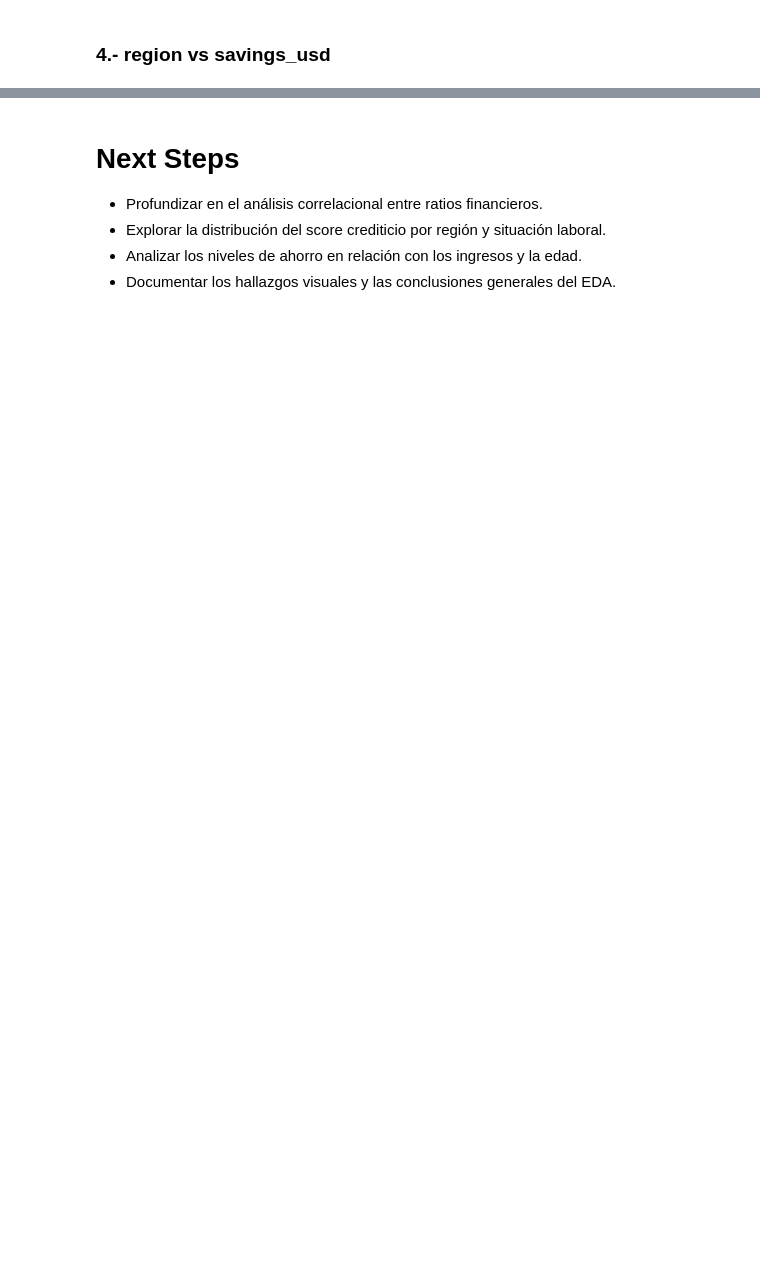
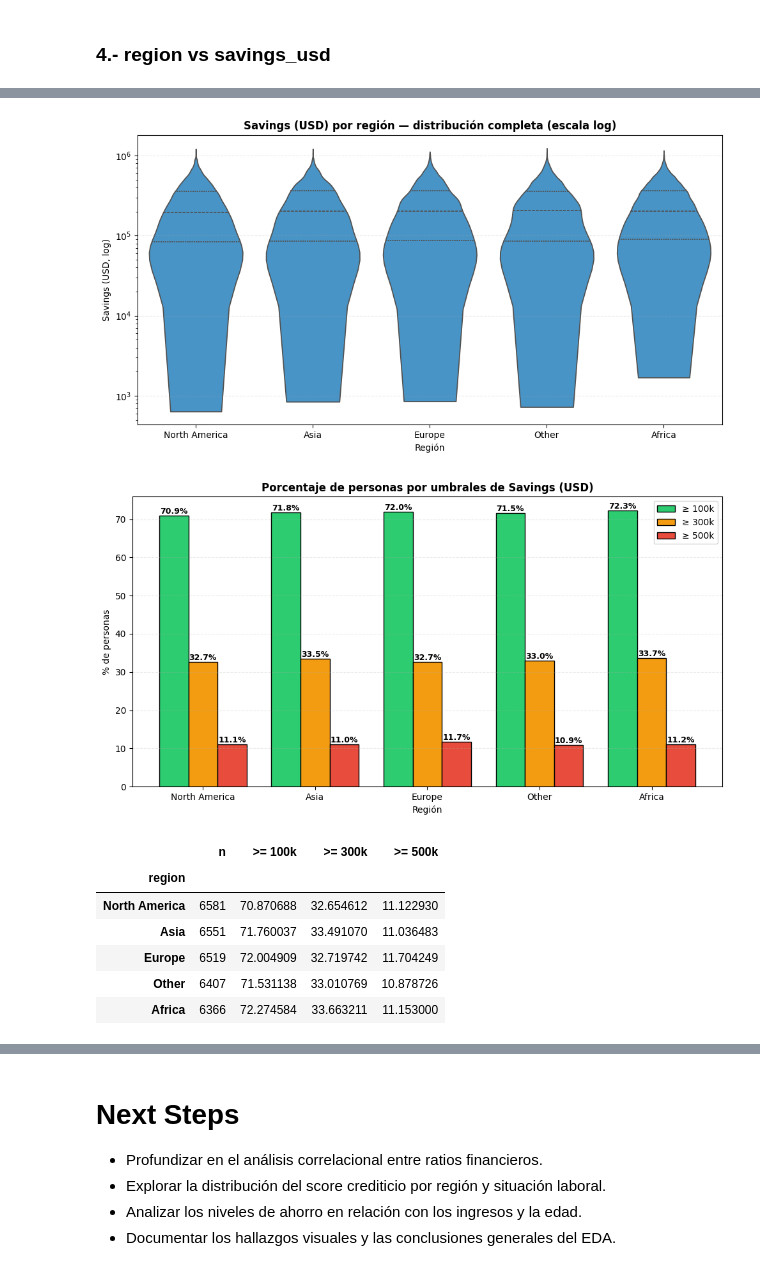
Before and after one commit to RogerFernando98/Big-4-Financial-Risk-Insights-2020-2025-, a Jupyter notebook: notebooks/3_eda.ipynb, the cells around one changed output, grey strips where cells are left out. Saved outputs shown, nothing was run; the diff lists cells and outputs as text; code cells hidden in the pictures; blank space fills up the shorter version.

```diff
--- a/notebooks/3_eda.ipynb
+++ b/notebooks/3_eda.ipynb
@@ -1258,2 +1472,79 @@ stats
 # %%
-# gráfico
+# Preparación de datos
+# ---------------------------
+cols = ["region", "savings_usd"]
+df_sav = (df[cols]
+          .rename(columns={"savings_usd":"SAV"})
+          .replace([np.inf, -np.inf], np.nan)
+          .dropna()
+          .copy())
+
+# Orden de regiones por tamaño (o fija el tuyo)
+orden = df_sav["region"].value_counts().index.tolist()
+df_sav["region"] = pd.Categorical(df_sav["region"], categories=orden, ordered=True)
+
+# ---------------------------
+# A) Violin plot (log Y) con cuartiles
+# ---------------------------
+plt.figure(figsize=(10,5.5))
+ax = sns.violinplot(
+    data=df_sav, x="region", y="SAV",
+    order=orden, inner="quartile", cut=0,
+    palette=[color_total]*len(orden)
+)
+ax.set_yscale("log")
+ax.set_title("Savings (USD) por región — distribución completa (escala log)", fontweight='bold')
+ax.set_xlabel("Región"); ax.set_ylabel("Savings (USD, log)")
+ax.grid(axis='y', alpha=.25, linestyle='--')
+plt.tight_layout(); plt.show()
+
+# ---------------------------
+# B) Barras agrupadas por umbrales (≥100k, ≥300k, ≥500k)
+# ---------------------------
+umbral_cols = {
+    ">= 100k": (df_sav["SAV"] >= 100_000),
+    ">= 300k": (df_sav["SAV"] >= 300_000),
+    ">= 500k": (df_sav["SAV"] >= 500_000),
+}
+
+# % por región y umbral
+tab = []
+for reg, g in df_sav.groupby("region"):
+    n = len(g)
+    row = {"region": reg, "n": n}
+    for k, mask in umbral_cols.items():
+        row[k] = (g["SAV"] >= int(k.split()[1].replace('k','000'))).mean()*100
+    tab.append(row)
+stats_thr = pd.DataFrame(tab).set_index("region").loc[orden]
+
+# Gráfico
+x = np.arange(len(stats_thr))
+w = 0.26
+plt.figure(figsize=(10,5.5))
+bars1 = plt.bar(x - w, stats_thr[">= 100k"], width=w, color=color_activos, edgecolor="black", label="≥ 100k")
+bars2 = plt.bar(x,       stats_thr[">= 300k"], width=w, color=color_extra1, edgecolor="black", label="≥ 300k")
+bars3 = plt.bar(x + w,   stats_thr[">= 500k"], width=w, color=color_churned, edgecolor="black", label="≥ 500k")
+
+plt.xticks(x, stats_thr.index.astype(str))
+plt.ylabel("% de personas"); plt.xlabel("Región")
+plt.title("Porcentaje de personas por umbrales de Savings (USD)", fontweight='bold')
+plt.grid(axis='y', alpha=.25, linestyle='--')
+for bars in (bars1, bars2, bars3):
+    for b in bars:
+        v = b.get_height()
+        plt.text(b.get_x()+b.get_width()/2, v, f"{v:.1f}%", ha='center', va='bottom', fontsize=9, fontweight='bold')
+plt.legend()
+plt.tight_layout(); plt.show()
+
+# Ver la tabla en consola
+stats_thr
+# %% [output]
+[figure, added]
+[figure, added]
+|  | n | >= 100k | >= 300k | >= 500k |
+| region |  |  |  |  |
+| North America | 6581 | 70.870688 | 32.654612 | 11.122930 |
+| Asia | 6551 | 71.760037 | 33.491070 | 11.036483 |
+| Europe | 6519 | 72.004909 | 32.719742 | 11.704249 |
+| Other | 6407 | 71.531138 | 33.010769 | 10.878726 |
+| Africa | 6366 | 72.274584 | 33.663211 | 11.153000 |
```
Also changed, not shown: parts of 11 cells of this notebook.
